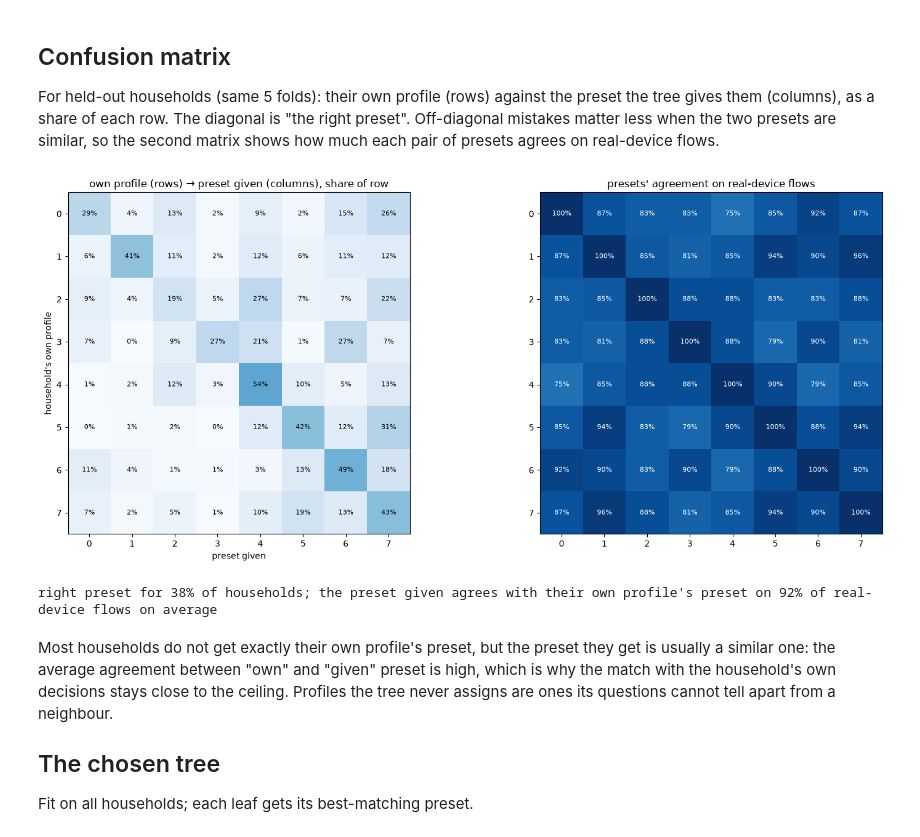
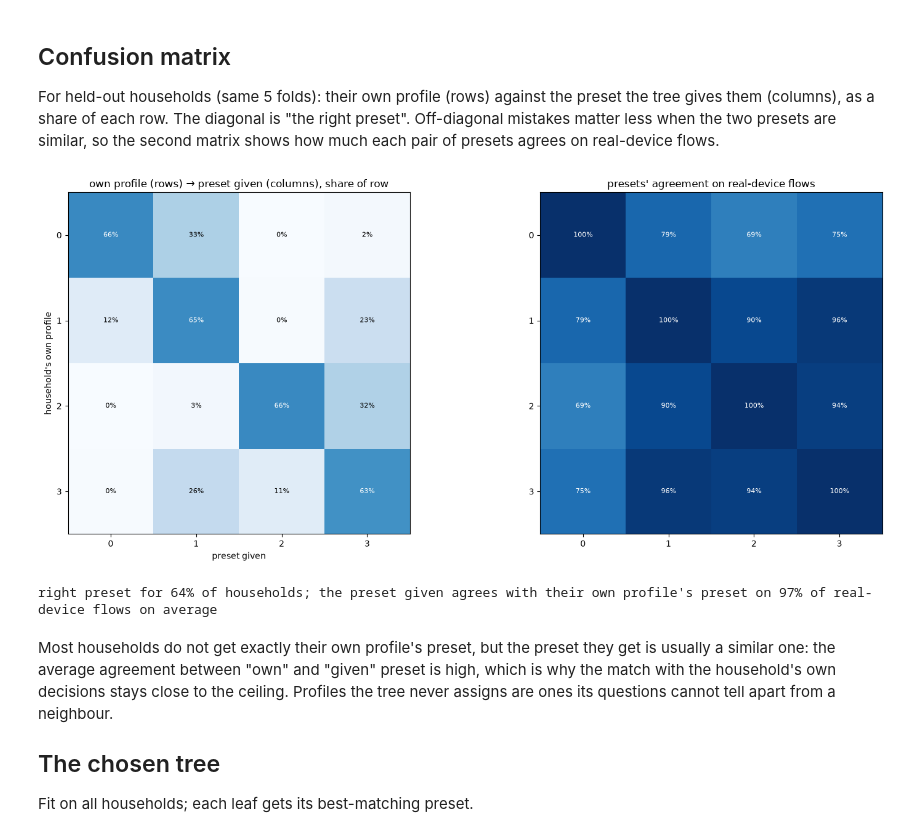
Before and after one commit to baktistr/ppd-household-presets, a Jupyter notebook: notebooks/05_onboarding_tree.ipynb, the cells around one changed output. Saved outputs shown, nothing was run; the diff lists cells and outputs as text; code cells hidden in the pictures.

```diff
--- a/notebooks/05_onboarding_tree.ipynb
+++ b/notebooks/05_onboarding_tree.ipynb
@@ -35,15 +38,20 @@ from sklearn.model_selection import KFold
 
 ROOT = Path.cwd().parent if Path.cwd().name == "notebooks" else Path.cwd()
 DATA = ROOT / "data"
+DECISIONS = json.loads((ROOT / "decisions.json").read_text())   # team decisions, shared by notebooks 03-05
+TEAM_K, TEAM_DEPTH = DECISIONS["presets_k"], DECISIONS["depth"]
 items = pd.read_csv(DATA / "items.csv")
 D = np.load(DATA / "decisions.npy")
 answers = pd.read_csv(DATA / "answers.csv", dtype=str)
 QUESTIONS = {q["id"]: q for q in json.loads((DATA / "questions.json").read_text())}
-labels = pd.read_csv(DATA / "profiles" / "labels_ward.csv")
+labels = pd.read_csv(DATA / "profiles" / "labels.csv")
 CANDIDATES = [int(c[1:]) for c in labels.columns if c.startswith("k")]
 PRESETS = {k: json.loads((DATA / "presets" / f"presets_k{k}.json").read_text()) for k in CANDIDATES}
 PRESET_ITEMS = {k: np.load(DATA / "presets" / f"preset_items_k{k}.npy") for k in CANDIDATES}
 real = items.in_corpus.to_numpy()
 FIELDS = ["data_type", "purpose", "action", "source", "handling_context"]
+cells = pd.read_csv(DATA / "cells.csv")
+item_cell = items.merge(cells[["cell_id", "data_type", "purpose", "handling_context"]], on=["data_type", "purpose", "handling_context"], how="left").cell_id.to_numpy()
+C_ALL = np.load(DATA / "decisions_cells.npy")                    # households × cells, acceptance 0..1 (what profiles are built on)
 print(f"{len(answers):,} households, {len(QUESTIONS)} candidate questions, presets for k = {CANDIDATES}")
 # %% [output]
@@ -51,10 +59,11 @@ print(f"{len(answers):,} households, {len(QUESTIONS)} candidate questions, prese
 # %% [markdown]
 ## Settings
 # %%
-DEPTHS = [2, 3, 4, 5, 6, 7]         # a path asks at most this many questions
+DEPTHS = list(range(1, 13))         # a path asks at most this many questions
 MIN_LEAF = 25                        # households per leaf, so no preset is chosen from a handful of people
-MAX_QUESTIONS = 7                    # the onboarding budget
-CHOSEN_K = 8                         # team decision: fewer presets are easier to name and explain; None = choose automatically
+TOTAL_QUESTIONS = 15                 # week 9: a hard cap on all questions, profiling plus follow-ups
+MAX_QUESTIONS = 12                   # profiling may use at most this many, so every household gets at least 3 follow-ups
+MIN_RECALL = 0.5                     # each profile's households must get their own preset at least this often
 CLASS_WEIGHT = "balanced"            # weight small profiles up, so the tree spends splits on them too (otherwise a 4% profile is never reached)
 FOLDS = 5
 SEED = 0
@@ -238,29 +383,29 @@ are similar, so the second matrix shows how much each pair of presets agrees on
 # %%
 from sklearn.metrics import confusion_matrix
 truth, given = [], []
 for tr, te in folds:
     tr_tree = DecisionTreeClassifier(max_depth=best_depth, min_samples_leaf=MIN_LEAF, class_weight=CLASS_WEIGHT, random_state=SEED).fit(X[tr], labels[f"k{best_k}"].to_numpy()[tr])
-    mp = best_match(tr_tree, X[tr], D[tr], PRESET_ITEMS[best_k])
+    mp = leaf_presets(tr_tree, X[tr], D[tr], labels[f"k{best_k}"].to_numpy()[tr], PRESET_ITEMS[best_k])
     truth += list(labels[f"k{best_k}"].to_numpy()[te]); given += [mp[int(L)] for L in tr_tree.apply(X[te])]
 cm = confusion_matrix(truth, given, labels=range(best_k), normalize="true")
 P_k = PRESET_ITEMS[best_k]
 similar = np.array([[(P_k[a][real] == P_k[b][real]).mean() for b in range(best_k)] for a in range(best_k)])
 fig, axes = plt.subplots(1, 2, figsize=(16, 6.5))
 for ax, m, title, fmt in [(axes[0], cm, "own profile (rows) → preset given (columns), share of row", "{:.0%}"),
                           (axes[1], similar, "presets' agreement on real-device flows", "{:.0%}")]:
     im = ax.imshow(m, cmap="Blues", vmin=0, vmax=1)
     for i in range(best_k):
         for j in range(best_k):
             ax.text(j, i, fmt.format(m[i, j]), ha="center", va="center", fontsize=8, color="white" if m[i, j] > 0.6 else "black")
     ax.set_xticks(range(best_k)); ax.set_yticks(range(best_k)); ax.set_title(title)
 axes[0].set_xlabel("preset given"); axes[0].set_ylabel("household's own profile")
 plt.tight_layout(); plt.show()
 right = np.trace(confusion_matrix(truth, given, labels=range(best_k))) / len(truth)
 cost = np.mean([similar[a, b] for a, b in zip(truth, given)])
 print(f"right preset for {right:.0%} of households; the preset given agrees with their own profile's preset on {cost:.0%} of real-device flows on average")
 # %% [output]
-[figure, old version]
+[figure, new version]
-right preset for 38% of households; the preset given agrees with their own profile's preset on 92% of real-device flows on average
+right preset for 64% of households; the preset given agrees with their own profile's preset on 97% of real-device flows on average
 # %% [markdown]
 Most households do not get exactly their own profile's preset, but the preset they get is usually a similar one: the
 average agreement between "own" and "given" preset is high, which is why the match with the household's own decisions
```
Also changed, not shown: parts of 23 cells of this notebook, 30 other files.
